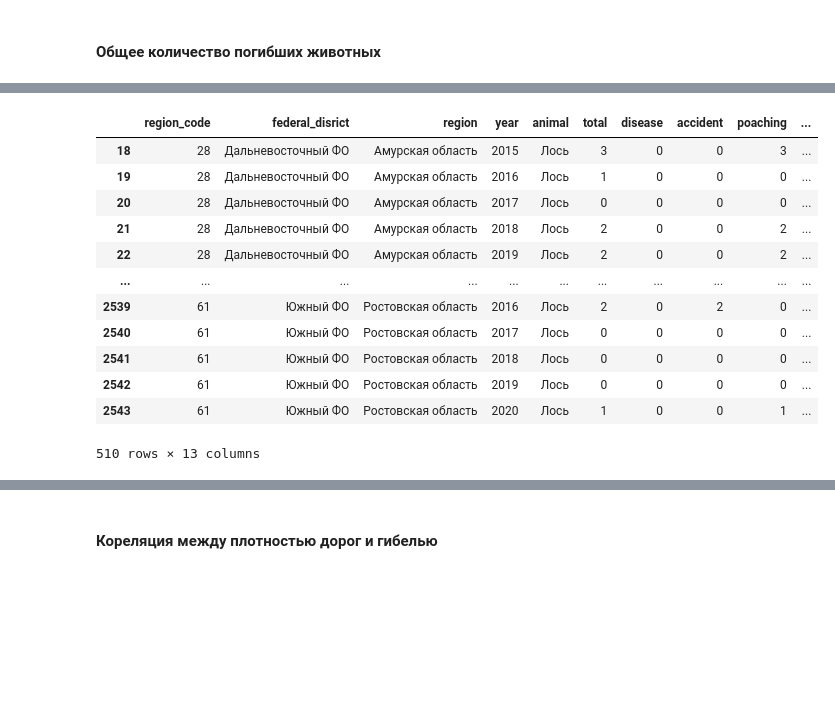
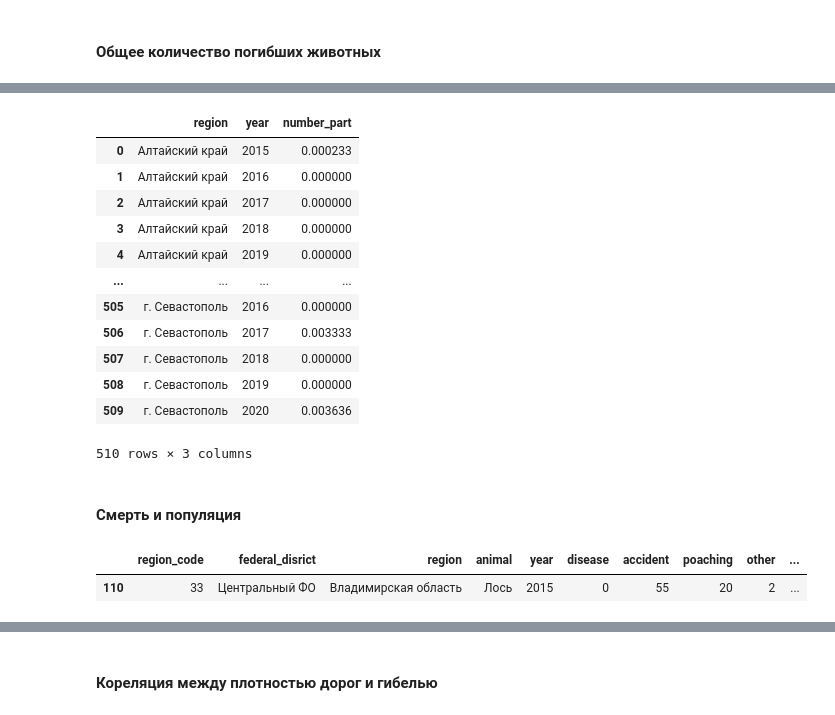
Before and after one commit to BorisGi/projects_2022, a Jupyter notebook: RIA_2022/02_elks/01_animal_deaths.ipynb, the cells around one changed output, grey strips where cells are left out. Saved outputs shown, nothing was run; the diff lists cells and outputs as text; code cells hidden in the pictures; blank space fills up the shorter version.

```diff
--- a/RIA_2022/02_elks/01_animal_deaths.ipynb
+++ b/RIA_2022/02_elks/01_animal_deaths.ipynb
@@ -43,7 +45,7 @@ from IPython.display import Image
 # %%
 # путь к файлам
 
-file_path = 'C:/00_Projects/RIA/2022/02_elk_accidents/'
+file_path = 'C:/00_Projects/RIA/2022/02_elk_accidents/00_data/'
 # %%
 # вытаскиваю названия файлов в список file_list
 
@@ -193 +223,7 @@ work_most.head()
+# %%
+# доля смертей в ДТП и процент популяции
+
+work_most['accident_part'] = work_most.accident / work_most.total
+
+work_most['number_part'] = work_most.accident / work_most.mammal_number
 # %%
@@ -241,16 +405,29 @@ elks = work_most[work_most['animal'] == 'Лось']
+# %%
+# кабаньи ДТП по регионам по годам относительные
+
+# hogs_death_years =
+(hogs.groupby(['region', 'year'], as_index=False)
+ .agg({'number_part': 'sum'})
+ #.sort_values('region', #ascending=False)
+        )#.to_excel(file_path + 'temp.xlsx', index=False)
+# %% [output]
+|  | region | year | number_part |
+| 0 | Алтайский край | 2015 | 0.000233 |
+| 1 | Алтайский край | 2016 | 0.000000 |
+| 2 | Алтайский край | 2017 | 0.000000 |
+| 3 | Алтайский край | 2018 | 0.000000 |
+| 4 | Алтайский край | 2019 | 0.000000 |
+| ... | ... | ... | ... |
+| 505 | г. Севастополь | 2016 | 0.000000 |
+| 506 | г. Севастополь | 2017 | 0.003333 |
+| 507 | г. Севастополь | 2018 | 0.000000 |
+| 508 | г. Севастополь | 2019 | 0.000000 |
+| 509 | г. Севастополь | 2020 | 0.003636 |
+510 rows × 3 columns
+# %% [markdown]
+#### Смерть и популяция
 # %%
-elks
+elks.sample()
 # %% [output]
-|  | region_code | federal_disrict | region | year | animal | total | disease | accident | poaching | ... |
-| 18 | 28 | Дальневосточный ФО | Амурская область | 2015 | Лось | 3 | 0 | 0 | 3 | ... |
-| 19 | 28 | Дальневосточный ФО | Амурская область | 2016 | Лось | 1 | 0 | 0 | 0 | ... |
-| 20 | 28 | Дальневосточный ФО | Амурская область | 2017 | Лось | 0 | 0 | 0 | 0 | ... |
-| 21 | 28 | Дальневосточный ФО | Амурская область | 2018 | Лось | 2 | 0 | 0 | 2 | ... |
-| 22 | 28 | Дальневосточный ФО | Амурская область | 2019 | Лось | 2 | 0 | 0 | 2 | ... |
-| ... | ... | ... | ... | ... | ... | ... | ... | ... | ... | ... |
-| 2539 | 61 | Южный ФО | Ростовская область | 2016 | Лось | 2 | 0 | 2 | 0 | ... |
-| 2540 | 61 | Южный ФО | Ростовская область | 2017 | Лось | 0 | 0 | 0 | 0 | ... |
-| 2541 | 61 | Южный ФО | Ростовская область | 2018 | Лось | 0 | 0 | 0 | 0 | ... |
-| 2542 | 61 | Южный ФО | Ростовская область | 2019 | Лось | 0 | 0 | 0 | 0 | ... |
-| 2543 | 61 | Южный ФО | Ростовская область | 2020 | Лось | 1 | 0 | 0 | 1 | ... |
+|  | region_code | federal_disrict | region | animal | year | disease | accident | poaching | other | ... |
+| 110 | 33 | Центральный ФО | Владимирская область | Лось | 2015 | 0 | 55 | 20 | 2 | ... |
-510 rows × 13 columns
```
Also changed, not shown: parts of 79 cells of this notebook, 3 other files.
